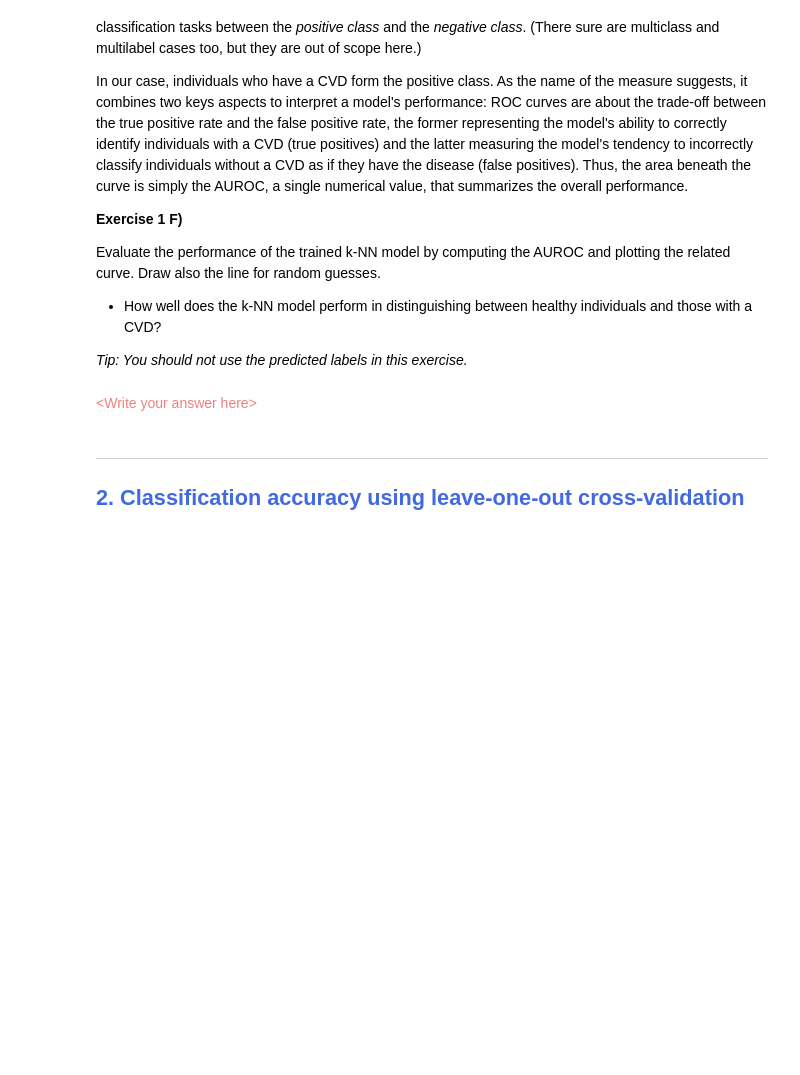
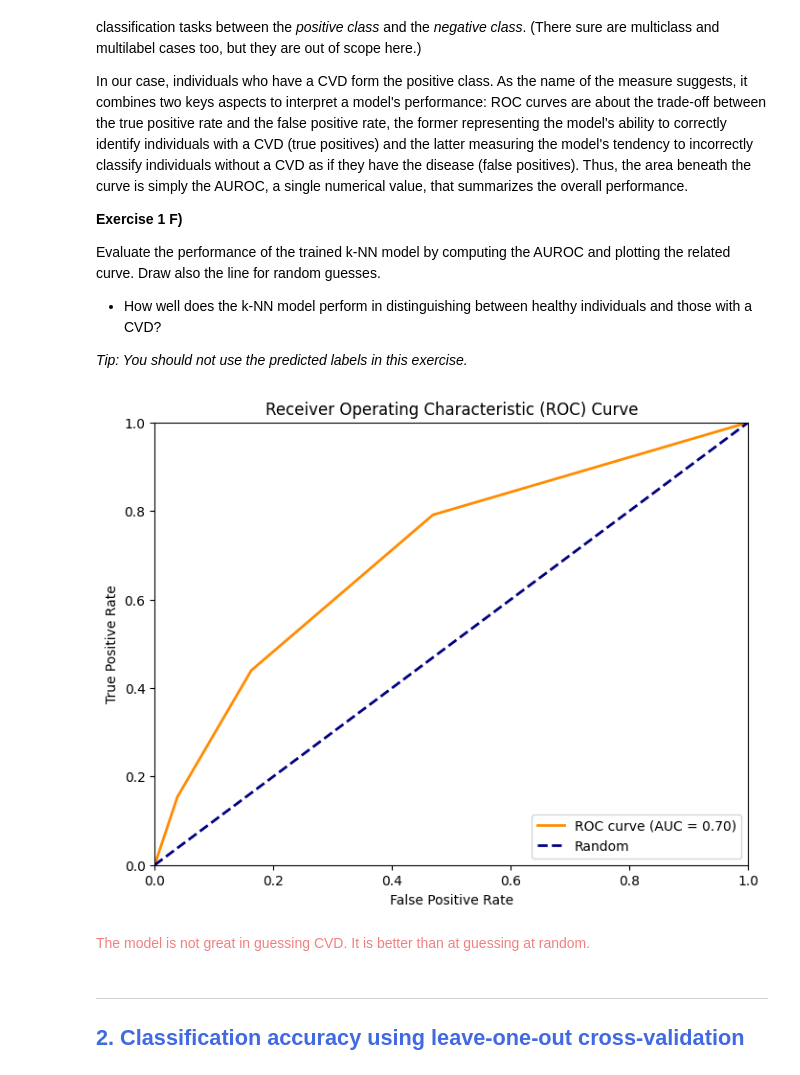
Before and after one commit to konstanyman/DAKD-E2, a Jupyter notebook: DAKD2023_ex2_Konsta_Nyman.ipynb, the cells around one changed output. Drawn from its saved outputs; the diff is of its cells as text; code cells hidden in the pictures; blank space fills up the shorter version.

```diff
--- a/DAKD2023_ex2_Konsta_Nyman.ipynb
+++ b/DAKD2023_ex2_Konsta_Nyman.ipynb
@@ -316,5 +313,30 @@ Evaluate the performance of the trained k-NN model by computing the AUROC and pl
-# %% [markdown]
-<font color = lightcoral> \<Write your answer here\></font>
+# %%
+### Code - ROC curve and AUROC
+
+# get decision scores on the test set
+decision_scores = knn_model.predict_proba(features_test)[:, 1]
+
+# get true and false positive rates
+fpr, tpr, thresholds = metrics.roc_curve(labels_test, decision_scores)
+
+# calculate AUROC
+auroc = metrics.auc(fpr, tpr)
+
+# plot ROC curve (some formatting from ChatGPT)
+plt.figure(figsize=(8, 6))
+plt.plot(fpr, tpr, color='darkorange', lw=2, label=f'ROC curve (AUC = {auroc:.2f})')
+plt.plot([0, 1], [0, 1], color='navy', lw=2, linestyle='dashed', label='Random')
+plt.xlim([0.0, 1.0])
+plt.ylim([0.0, 1.0])
+plt.xlabel('False Positive Rate')
+plt.ylabel('True Positive Rate')
+plt.title('Receiver Operating Characteristic (ROC) Curve')
+plt.legend(loc="lower right")
+plt.show()
+# %% [output]
+[figure, added]
+# %% [markdown]
+<font color = lightcoral>The model is not great in guessing CVD. It is better than at guessing at random.</font>
 # %% [markdown]
 __________
 ## <font color = royalblue> 2. Classification accuracy using leave-one-out cross-validation
```
Also changed, not shown: parts of 42 cells of this notebook.
